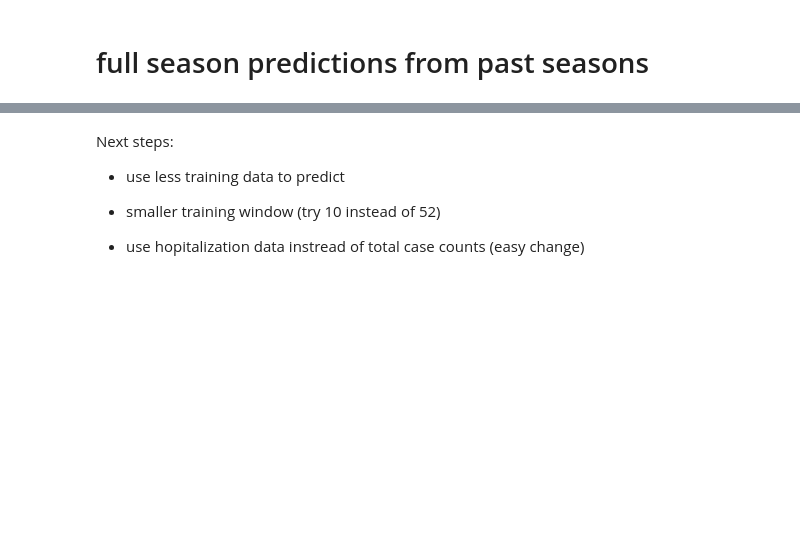
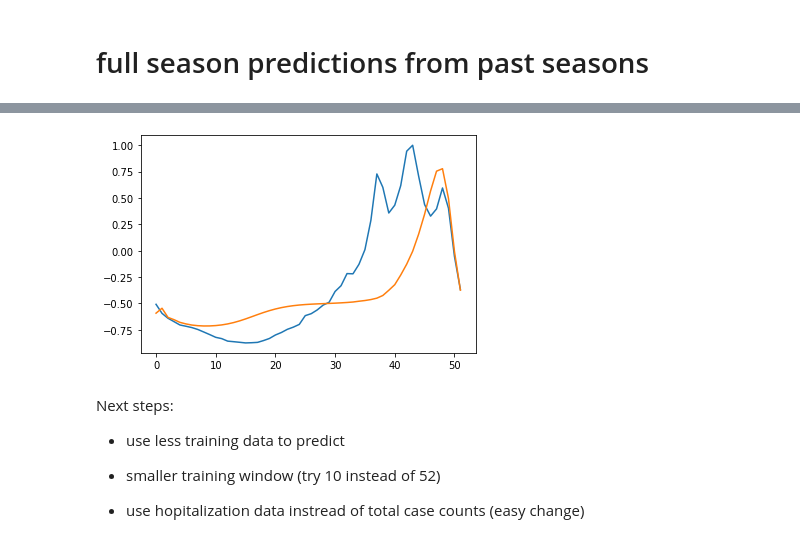
Before and after one commit to shlizee/Seq2SeqEpidemics, a Jupyter notebook: Predicting with LSTM.ipynb, the cells around one changed output, grey strips where cells are left out. Drawn from its saved outputs; the diff is of its cells as text; code cells hidden in the pictures; blank space fills up the shorter version.

```diff
--- a/Predicting with LSTM.ipynb
+++ b/Predicting with LSTM.ipynb
@@ -113,7 +113,7 @@ LSTM(
 # %% [markdown]
 # full season predictions from past seasons
 # %%
-epochs = 20#80#150
+epochs = 80#150
 
 losses=[]
 for i in range(epochs):
@@ -147,5 +154,5 @@ np.argmin(lossperepoch)
 # %%
-fut_pred = 20
+fut_pred = train_window
 test_data = torch.FloatTensor(test_data).view(-1)
 test_inputs = test_data[-train_window:].tolist()
 # %%
@@ -160,7 +167,8 @@ for i in range(fut_pred):
 # %%
 actual_predictions = np.array(test_inputs[train_window:])
 # %%
-x = np.arange(len(train_data), len(train_data)+fut_pred, 1)
-plt.plot(data[0:len(train_data)+fut_pred])
-plt.plot(x,actual_predictions)
+plt.plot(test_data[-fut_pred:])
+plt.plot(actual_predictions)
 plt.show()
+# %% [output]
+[figure, added]
```
Also changed, not shown: parts of 5 cells of this notebook, 3 other files.
